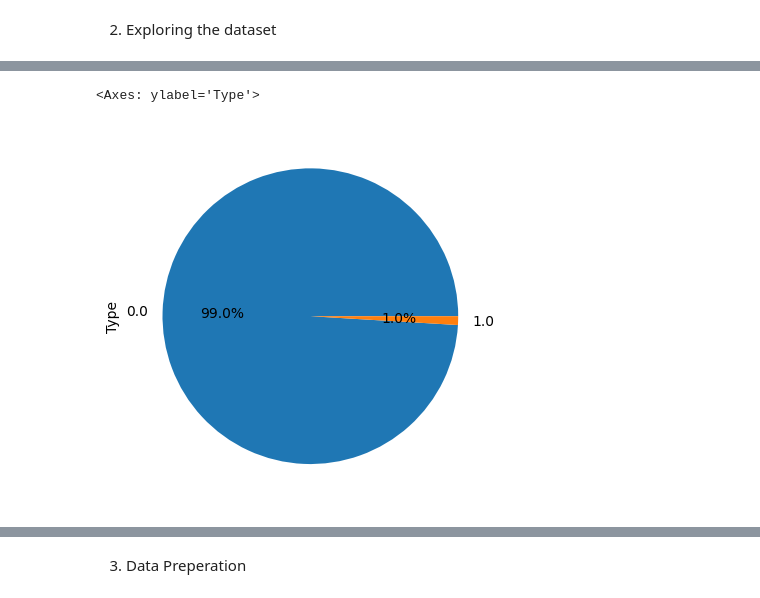
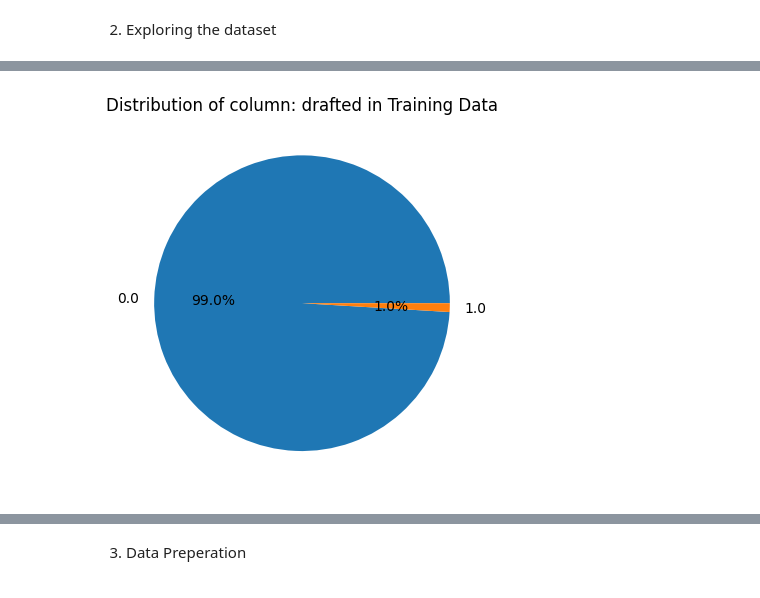
Before and after one commit to Paiynthalir/Kaggle1_NBADraft, a Jupyter notebook: notebooks/paiynthalir_nallamuthu-24715435-week4_EDA_DataProcessing.ipynb, the cells around one changed output, grey strips where cells are left out. Saved outputs shown, nothing was run; the diff lists cells and outputs as text; code cells hidden in the pictures.

Commit message:
used custome package

```diff
--- a/notebooks/paiynthalir_nallamuthu-24715435-week4_EDA_DataProcessing.ipynb
+++ b/notebooks/paiynthalir_nallamuthu-24715435-week4_EDA_DataProcessing.ipynb
@@ -174,9 +77,8 @@ Name: proportion, dtype: float64
 # %%
-#Visualisation of target variable
-df_train.groupby('drafted').size().plot(kind='pie',
-                                       y = "drafted",
-                                       label = "Type",
-                                       autopct='%1.1f%%')
+# 2.4 import custom functions for data visualisations
+from my_krml_pine.data.datavisuals import draw_pie, draw_corrmatrix_numcols, draw_histogram_numcols
+
+# 2.5 Visualise the target variable
+draw_pie(df_train,'drafted','Training Data')
 # %% [output]
-<Axes: ylabel='Type'>
-[figure, old version]
+[figure, new version]
```
Also changed, not shown: parts of 35 cells of this notebook, 2 other files.
